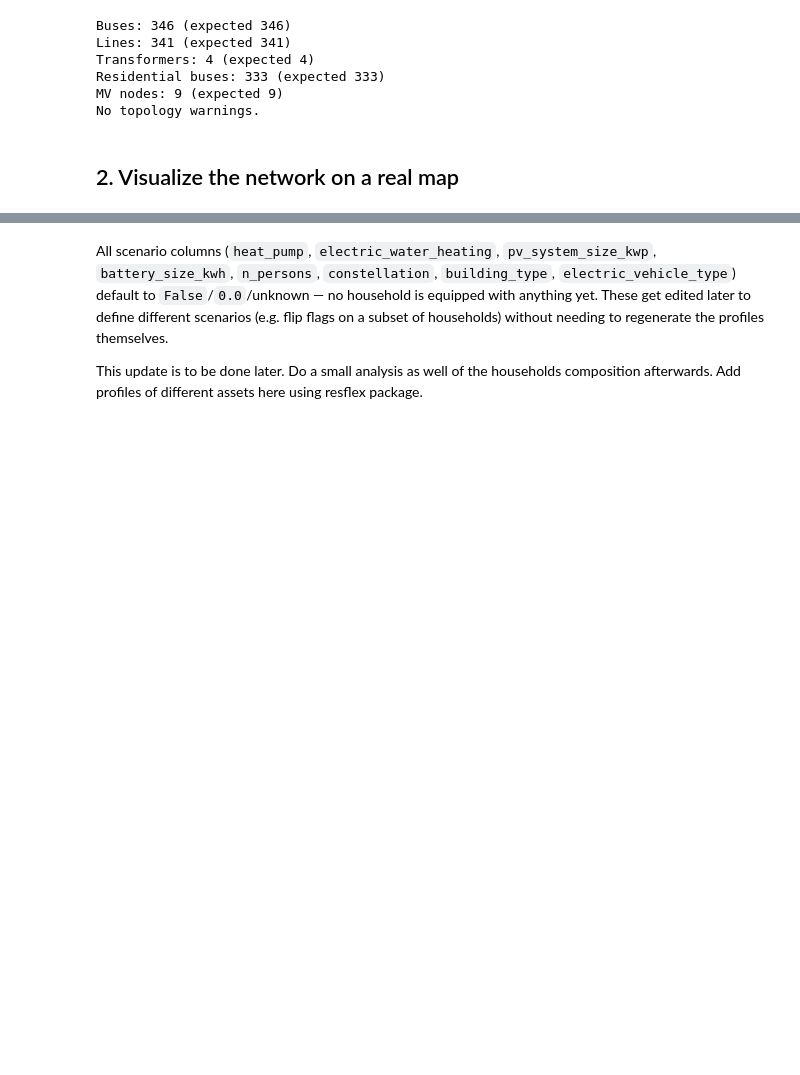
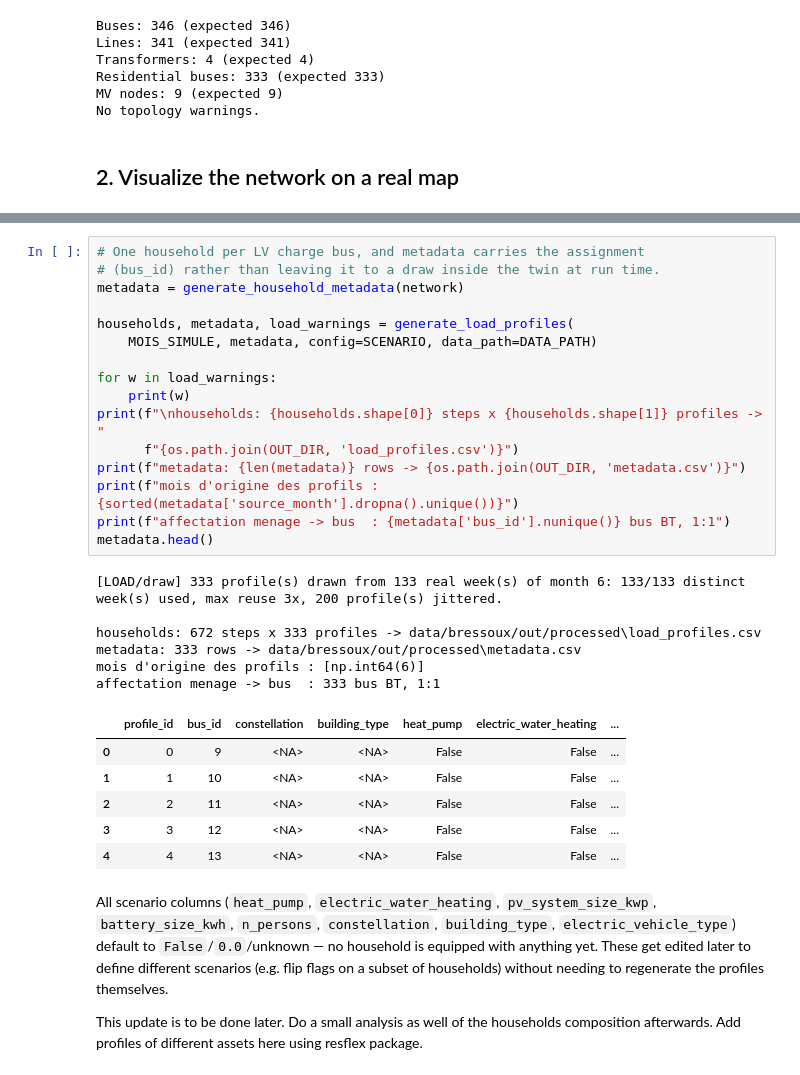
Before and after one commit to MAS4TE/digital_twin, a Jupyter notebook: data/bressoux/bressoux_setup.ipynb, the cells around one changed output, grey strips where cells are left out. Saved outputs shown, nothing was run; the diff lists cells and outputs as text; blank space fills up the shorter version.

Commit message:
Update of main files
digital_twin, utils, main and setup updated

```diff
--- a/data/bressoux/bressoux_setup.ipynb
+++ b/data/bressoux/bressoux_setup.ipynb
@@ -141,3 +176,32 @@ metadata: 333 rows -> data/bressoux/out/processed/metadata.csv
+# %%
+# One household per LV charge bus, and metadata carries the assignment
+# (bus_id) rather than leaving it to a draw inside the twin at run time.
+metadata = generate_household_metadata(network)
+
+households, metadata, load_warnings = generate_load_profiles(
+    MOIS_SIMULE, metadata, config=SCENARIO, data_path=DATA_PATH)
+
+for w in load_warnings:
+    print(w)
+print(f"\nhouseholds: {households.shape[0]} steps x {households.shape[1]} profiles -> "
+      f"{os.path.join(OUT_DIR, 'load_profiles.csv')}")
+print(f"metadata: {len(metadata)} rows -> {os.path.join(OUT_DIR, 'metadata.csv')}")
+print(f"mois d'origine des profils : {sorted(metadata['source_month'].dropna().unique())}")
+print(f"affectation menage -> bus  : {metadata['bus_id'].nunique()} bus BT, 1:1")
+metadata.head()
+# %% [output]
+[LOAD/draw] 333 profile(s) drawn from 133 real week(s) of month 6: 133/133 distinct week(s) used, max reuse 3x, 200 profile(s) jittered.
+
+households: 672 steps x 333 profiles -> data/bressoux/out/processed\load_profiles.csv
+metadata: 333 rows -> data/bressoux/out/processed\metadata.csv
+mois d'origine des profils : [np.int64(6)]
+affectation menage -> bus  : 333 bus BT, 1:1
+|  | profile_id | bus_id | constellation | building_type | heat_pump | electric_water_heating | ... |
+| 0 | 0 | 9 | <NA> | <NA> | False | False | ... |
+| 1 | 1 | 10 | <NA> | <NA> | False | False | ... |
+| 2 | 2 | 11 | <NA> | <NA> | False | False | ... |
+| 3 | 3 | 12 | <NA> | <NA> | False | False | ... |
+| 4 | 4 | 13 | <NA> | <NA> | False | False | ... |
 # %% [markdown]
 All scenario columns (`heat_pump`, `electric_water_heating`, `pv_system_size_kwp`,
 `battery_size_kwh`, `n_persons`, `constellation`, `building_type`,
```
Also changed, not shown: parts of 16 cells of this notebook, 3 other files.
